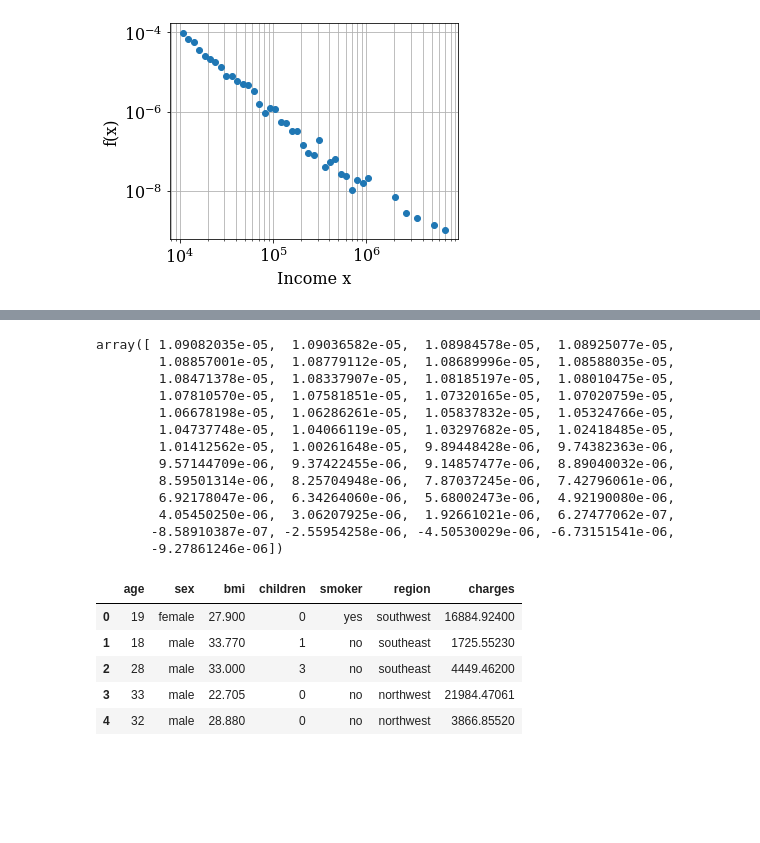
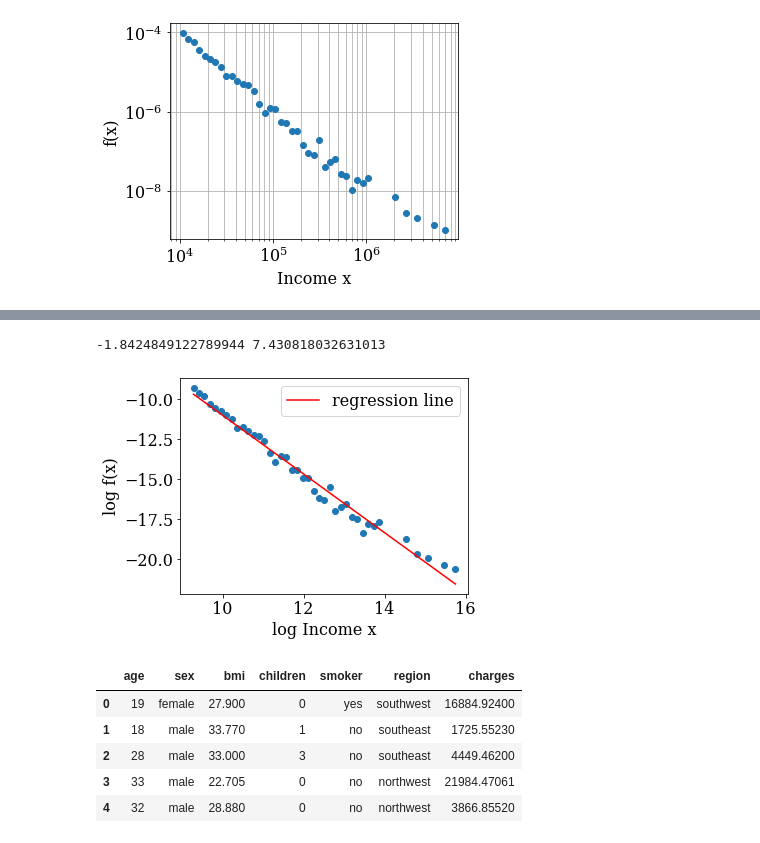
Before and after one commit to SIDIBEMoussa/Data-Science-HomeWorks, a Jupyter notebook: Income.ipynb, the cells around one changed output, grey strips where cells are left out. Saved outputs shown, nothing was run; the diff lists cells and outputs as text; code cells hidden in the pictures; blank space fills up the shorter version.

```diff
--- a/Income.ipynb
+++ b/Income.ipynb
@@ -56,23 +64,35 @@ plt.plot(binmidpoints,h)
+# %%
+# remove infinity value from logy
+logx = list(logx)
+logy = list(logy)
+cleaned_logx=[]
+cleaned_logy=[]
+for i in range(len(logx)):
+    if not np.isinf(logy[i]):
+        cleaned_logx.append(logx[i])
+        cleaned_logy.append(logy[i])
 # %%
-slope, intercept, r_value, _, _ = stats.linregress(binmidpoints, h)
+slope, intercept, r_value, _, _ = stats.linregress(cleaned_logx, cleaned_logy)
 
-income_x = intercept + slope * binmidpoints
 
-income_x
+print(slope, intercept)
+
+income_ = intercept + slope * np.array(cleaned_logx)
 # %% [output]
-array([ 1.09082035e-05,  1.09036582e-05,  1.08984578e-05,  1.08925077e-05,
-        1.08857001e-05,  1.08779112e-05,  1.08689996e-05,  1.08588035e-05,
-        1.08471378e-05,  1.08337907e-05,  1.08185197e-05,  1.08010475e-05,
-        1.07810570e-05,  1.07581851e-05,  1.07320165e-05,  1.07020759e-05,
-        1.06678198e-05,  1.06286261e-05,  1.05837832e-05,  1.05324766e-05,
-        1.04737748e-05,  1.04066119e-05,  1.03297682e-05,  1.02418485e-05,
-        1.01412562e-05,  1.00261648e-05,  9.89448428e-06,  9.74382363e-06,
-        9.57144709e-06,  9.37422455e-06,  9.14857477e-06,  8.89040032e-06,
-        8.59501314e-06,  8.25704948e-06,  7.87037245e-06,  7.42796061e-06,
-        6.92178047e-06,  6.34264060e-06,  5.68002473e-06,  4.92190080e-06,
-        4.05450250e-06,  3.06207925e-06,  1.92661021e-06,  6.27477062e-07,
-       -8.58910387e-07, -2.55954258e-06, -4.50530029e-06, -6.73151541e-06,
-       -9.27861246e-06])
+-1.8424849122789944 7.430818032631013
+# %%
+fig = plt.figure(figsize=(4, 3))
+axes = fig.add_axes([0, 0, 1, 1])
+logx = np.log(binmidpoints)
+logy = np.log(h)
+axes.scatter(logx,logy)
+axes.plot(cleaned_logx,income_.flatten(),'r',label='regression line')
+axes.set_xlabel("log Income x")
+axes.set_ylabel("log f(x)")
+axes.legend()
+plt.show()
+# %% [output]
+[figure, added]
 # %%
 # Load data
 
```
Also changed, not shown: parts of 1 cell of this notebook.
